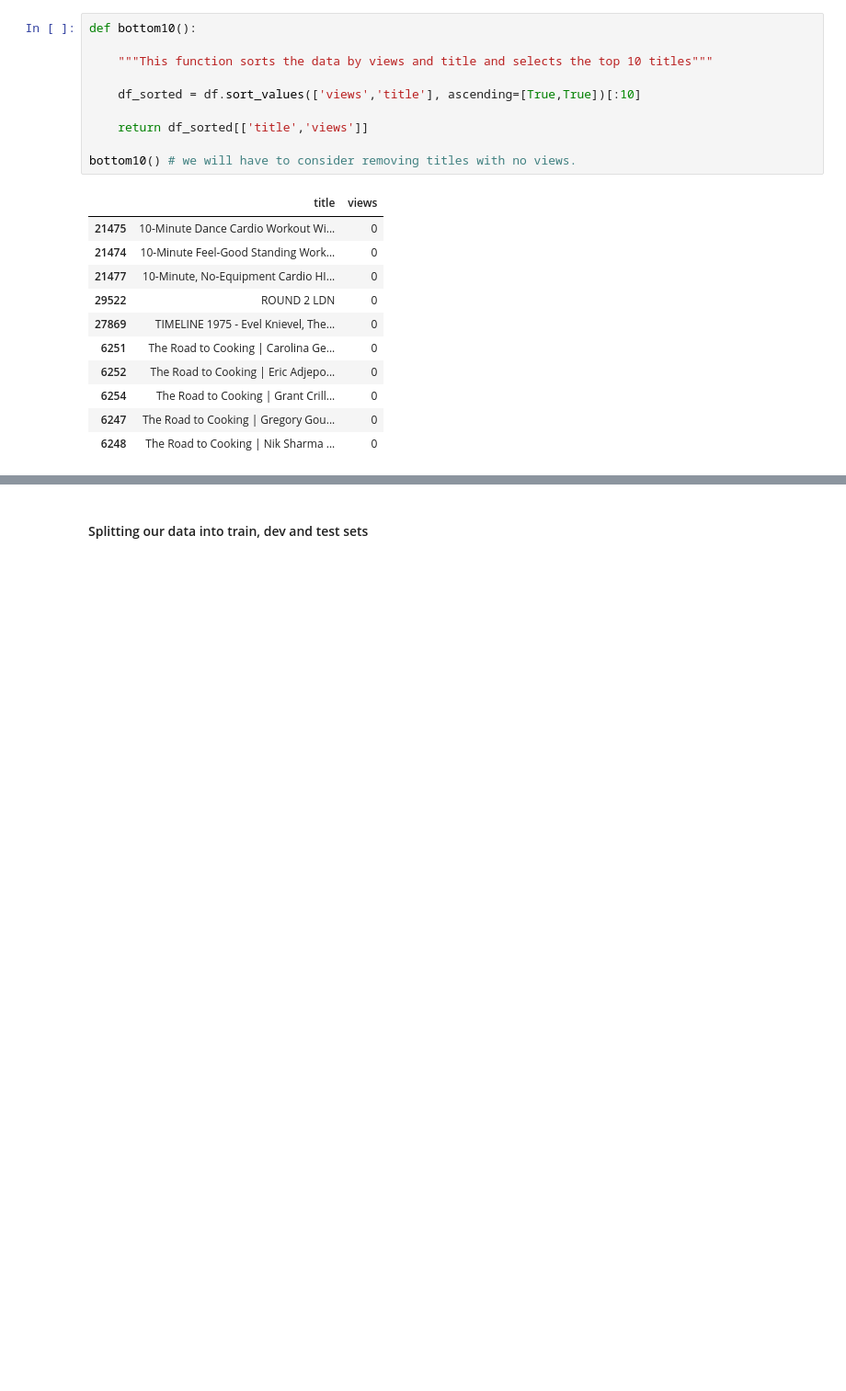
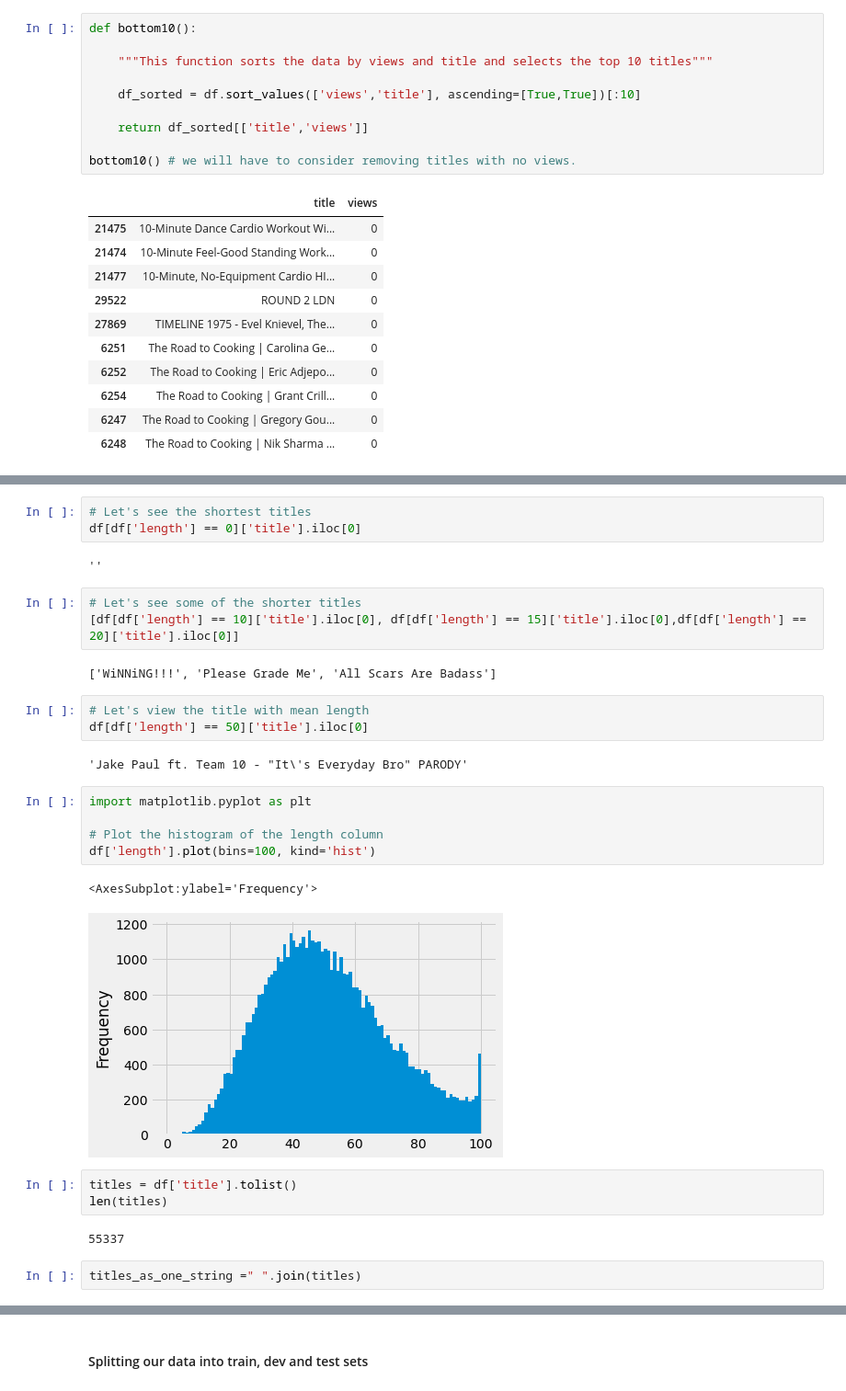
Before and after one commit to ajinkyabhanudas/SIADS696, a Jupyter notebook: EDA_Chauncey.ipynb, the cells around one changed output, grey strips where cells are left out. Shown: that part at 92% size. Saved outputs shown, nothing was run; the diff lists cells and outputs as text; blank space fills up the shorter version.

```diff
--- a/EDA_Chauncey.ipynb
+++ b/EDA_Chauncey.ipynb
@@ -175,0 +215,30 @@ bottom10() # we will have to consider removing titles with no views.
+# %%
+# Let's see the shortest titles
+df[df['length'] == 0]['title'].iloc[0]
+# %% [output]
+''
+# %%
+# Let's see some of the shorter titles
+[df[df['length'] == 10]['title'].iloc[0], df[df['length'] == 15]['title'].iloc[0],df[df['length'] == 20]['title'].iloc[0]]
+# %% [output]
+['WiNNiNG!!!', 'Please Grade Me', 'All Scars Are Badass']
+# %%
+# Let's view the title with mean length
+df[df['length'] == 50]['title'].iloc[0]
+# %% [output]
+'Jake Paul ft. Team 10 - "It\'s Everyday Bro" PARODY'
+# %%
+import matplotlib.pyplot as plt
+
+# Plot the histogram of the length column
+df['length'].plot(bins=100, kind='hist')
+# %% [output]
+<AxesSubplot:ylabel='Frequency'>
+[figure, added]
+# %%
+titles = df['title'].tolist()
+len(titles)
+# %% [output]
+55337
+# %%
+titles_as_one_string =" ".join(titles)
```
Also changed, not shown: parts of 24 cells of this notebook.
